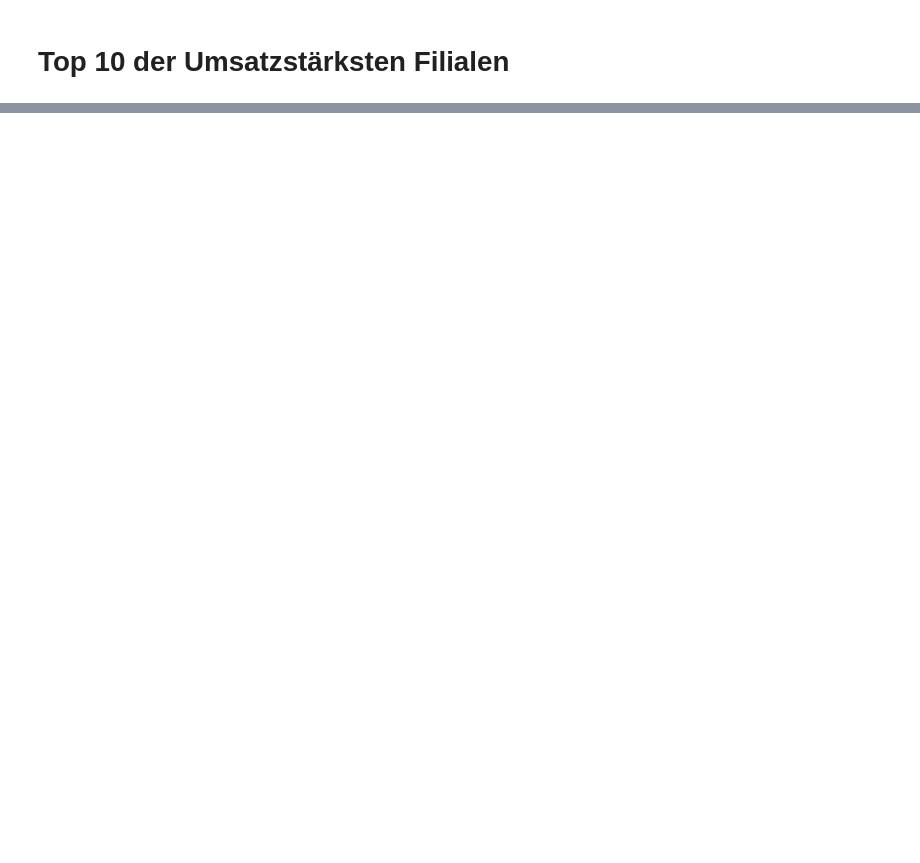
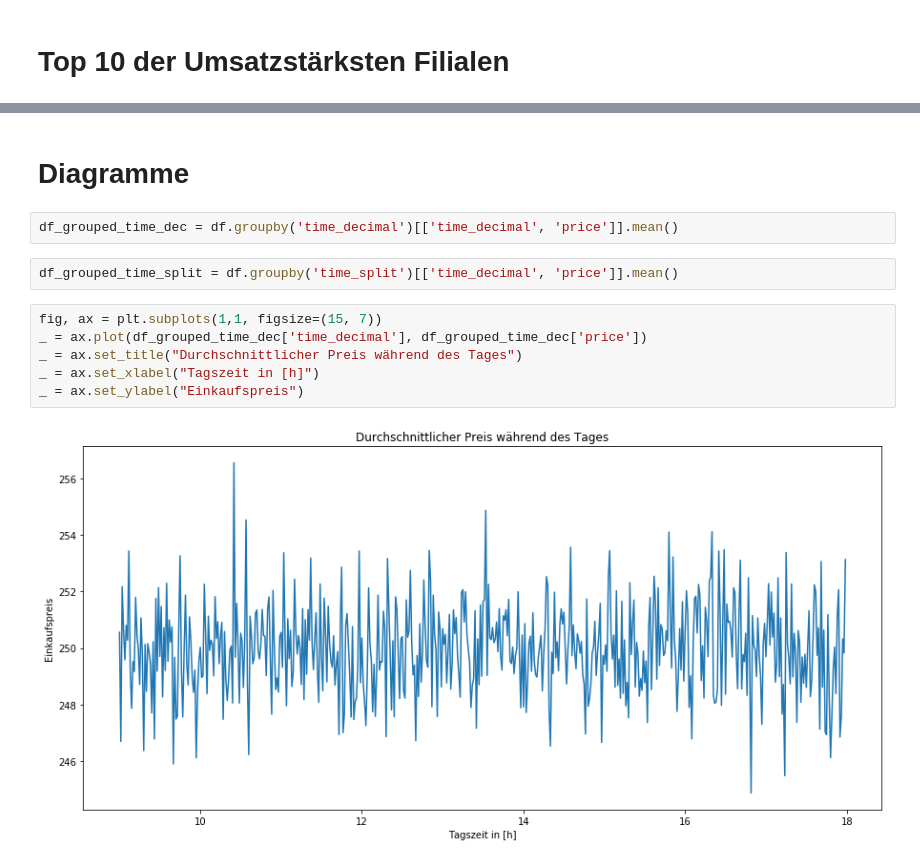
Before and after one commit to SteveVogel1/HadoopMapReduce, a Jupyter notebook: purchases analysis.ipynb, the cells around one changed output, grey strips where cells are left out. Saved outputs shown, nothing was run; the diff lists cells and outputs as text; blank space fills up the shorter version.

Commit message:
Fix wrong top 10. Add plots

```diff
--- a/purchases analysis.ipynb
+++ b/purchases analysis.ipynb
@@ -106,0 +127,14 @@ df.groupby('place')[['place', 'price']].sum().sort_values(by='price')[:10]
+# %% [markdown]
+# Diagramme
+# %%
+df_grouped_time_dec = df.groupby('time_decimal')[['time_decimal', 'price']].mean()
+# %%
+df_grouped_time_split = df.groupby('time_split')[['time_decimal', 'price']].mean()
+# %%
+fig, ax = plt.subplots(1,1, figsize=(15, 7))
+_ = ax.plot(df_grouped_time_dec['time_decimal'], df_grouped_time_dec['price'])
+_ = ax.set_title("Durchschnittlicher Preis während des Tages")
+_ = ax.set_xlabel("Tagszeit in [h]")
+_ = ax.set_ylabel("Einkaufspreis")
+# %% [output]
+[figure, added]
```
Also changed, not shown: parts of 18 cells of this notebook.
